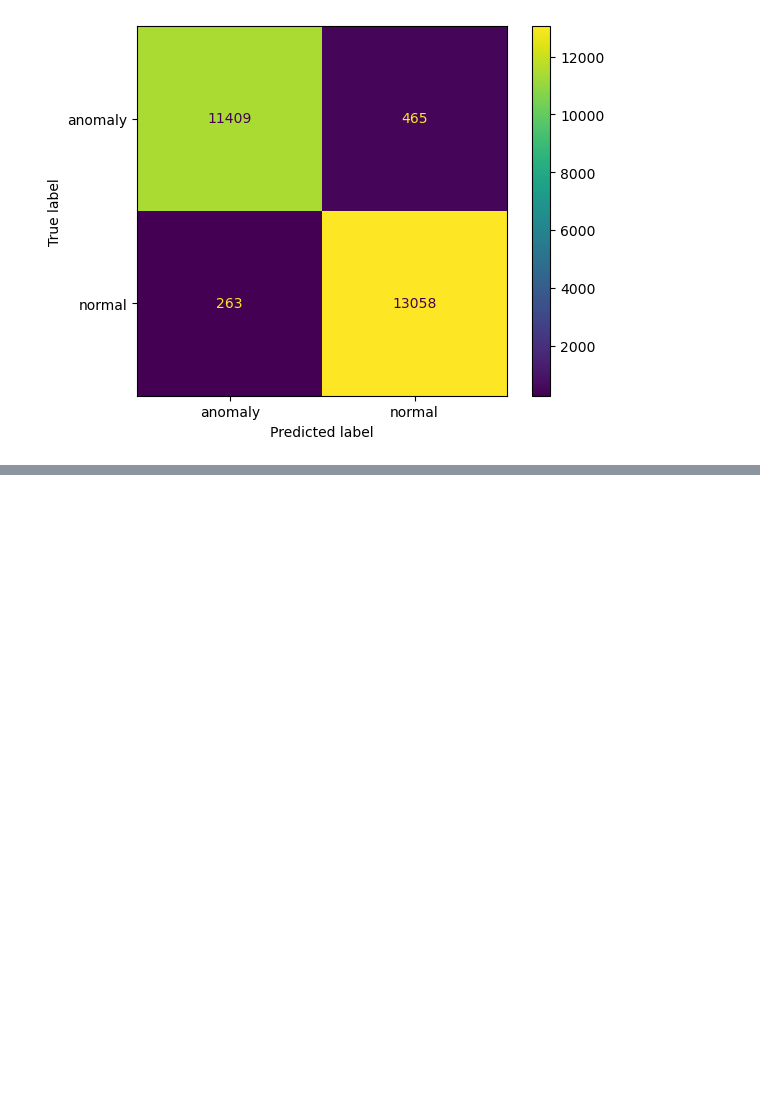
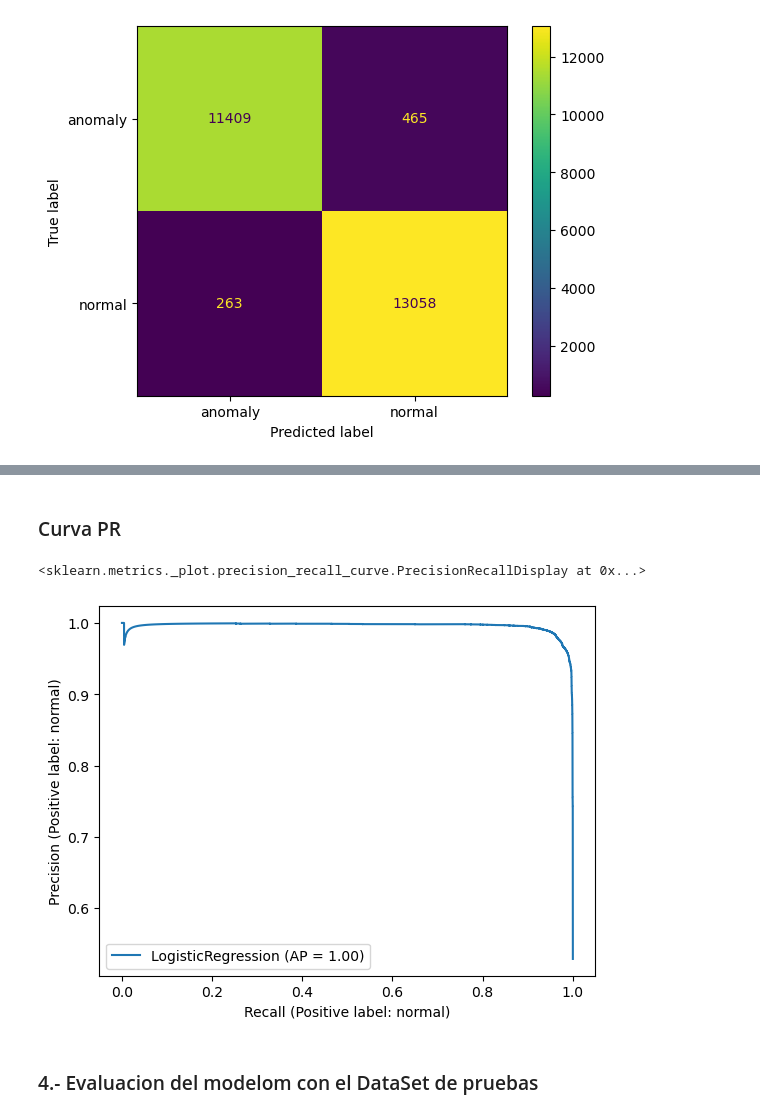
Before and after one commit to itsFDavid/Simulacion, a Jupyter notebook: 10-Evaluacion_de_resultado/10-Evaluacion_de_resultados.ipynb, the cells around one changed output, grey strips where cells are left out. Saved outputs shown, nothing was run; the diff lists cells and outputs as text; code cells hidden in the pictures; blank space fills up the shorter version.

```diff
--- a/10-Evaluacion_de_resultado/10-Evaluacion_de_resultados.ipynb
+++ b/10-Evaluacion_de_resultado/10-Evaluacion_de_resultados.ipynb
@@ -265,0 +294,10 @@ ConfusionMatrixDisplay.from_estimator(clf, X_val_prep, y_val, values_format = '3
+# %% [markdown]
+### Curva PR
+# %%
+from sklearn.metrics import PrecisionRecallDisplay
+PrecisionRecallDisplay.from_estimator(clf, X_val_prep, y_val)
+# %% [output]
+<sklearn.metrics._plot.precision_recall_curve.PrecisionRecallDisplay at 0x...>
+[figure, added]
+# %% [markdown]
+### 4.- Evaluacion del modelom con el DataSet de pruebas
```
Also changed, not shown: parts of 11 cells of this notebook.
